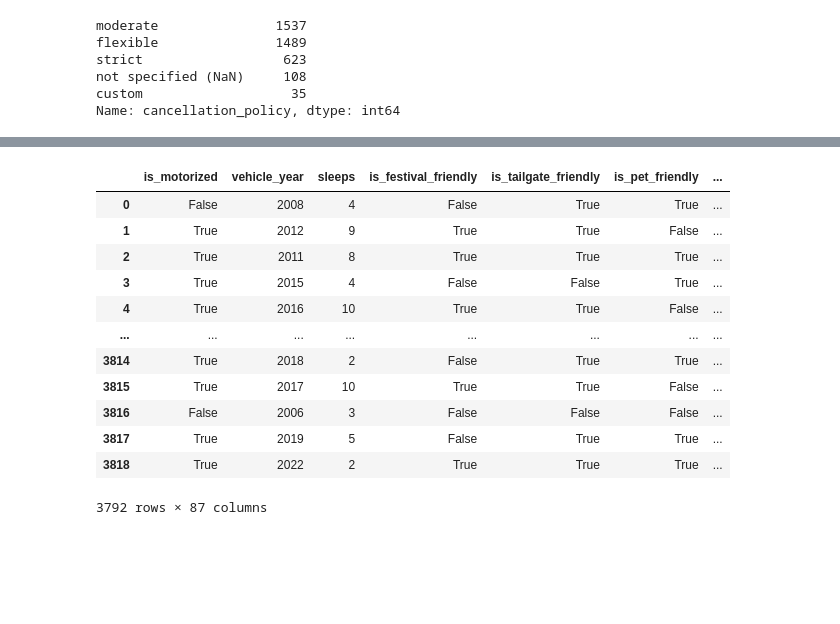
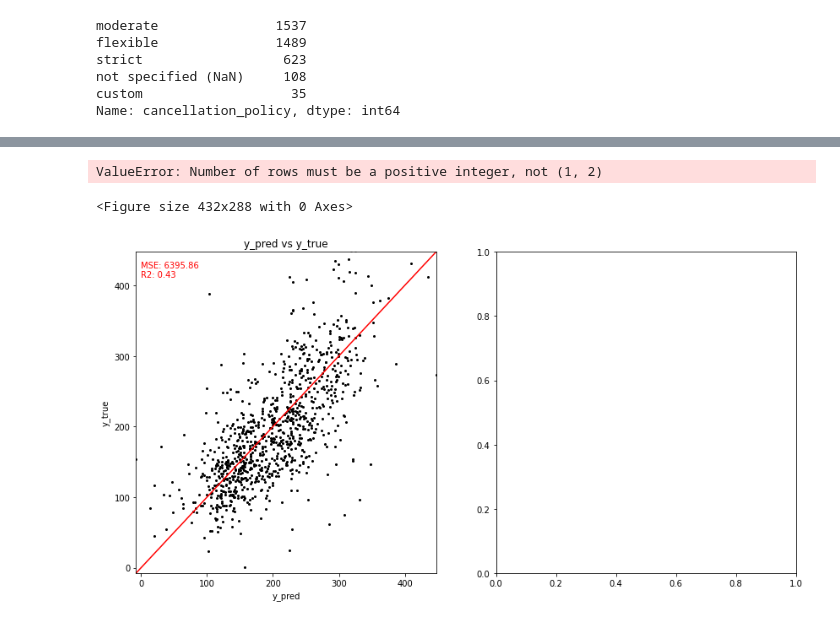
Before and after one commit to btlakey/outdoorsy_takehome, a Jupyter notebook: notebooks/assignment.ipynb, the cells around one changed output, grey strips where cells are left out. Drawn from its saved outputs; the diff is of its cells as text; code cells hidden in the pictures; blank space fills up the shorter version.

```diff
--- a/notebooks/assignment.ipynb
+++ b/notebooks/assignment.ipynb
@@ -508,16 +434,0 @@ coefficient of determination: 0.43
-# %%
-X
-# %% [output]
-|  | is_motorized | vehicle_year | sleeps | is_festival_friendly | is_tailgate_friendly | is_pet_friendly | ... |
-| 0 | False | 2008 | 4 | False | True | True | ... |
-| 1 | True | 2012 | 9 | True | True | False | ... |
-| 2 | True | 2011 | 8 | True | True | True | ... |
-| 3 | True | 2015 | 4 | False | False | True | ... |
-| 4 | True | 2016 | 10 | True | True | False | ... |
-| ... | ... | ... | ... | ... | ... | ... | ... |
-| 3814 | True | 2018 | 2 | False | True | True | ... |
-| 3815 | True | 2017 | 10 | True | True | False | ... |
-| 3816 | False | 2006 | 3 | False | False | False | ... |
-| 3817 | True | 2019 | 5 | False | True | True | ... |
-| 3818 | True | 2022 | 2 | True | True | True | ... |
-3792 rows × 87 columns
@@ -523,0 +447,42 @@ X
+# %%
+fig, ax = plt.subplots()
+fig.set_size_inches(8, 8)
+ax.scatter(y_pred, y_test, color="black", s=4)
+
+plt.title("y_pred vs y_true")
+plt.ylabel("y_true")
+plt.xlabel("y_pred")
+
+ax_min, ax_max = map(lambda f: f(y_pred), (min, max))
+print(ax_min, ax_max)
+ax.set_xlim(ax_min, ax_max)
+ax.set_ylim(ax_min, ax_max)
+plt.plot([ax_min, ax_max], [ax_min, ax_max], c="red")
+plt.text(0, ax_max*.95, "MSE: %.2f" % mean_squared_error(y_test, y_pred), color='red')
+plt.text(0, ax_max*.92, "R2: %.2f" % r2_score(y_test, y_pred), color='red')
+
+plt.show()
+# %% [output]
+ValueError: Number of rows must be a positive integer, not (1, 2)
+<Figure size 432x288 with 0 Axes>
+# %%
+fig, (ax1, ax2) = plt.subplots(1, 2)
+fig.set_size_inches(14, 7)
+ax1.scatter(y_pred, y_test, color="black", s=4)
+
+ax1.set_title("y_pred vs y_true")
+ax1.set_ylabel("y_true")
+ax1.set_xlabel("y_pred")
+
+ax_min, ax_max = map(lambda f: f(y_pred), (min, max))
+ax1.set_xlim(ax_min, ax_max)
+ax1.set_ylim(ax_min, ax_max)
+ax1.plot([ax_min, ax_max], [ax_min, ax_max], c="red")
+ax1.text(0, ax_max*.95, "MSE: %.2f" % mean_squared_error(y_test, y_pred), color='red')
+ax1.text(0, ax_max*.92, "R2: %.2f" % r2_score(y_test, y_pred), color='red')
+
+
+
+plt.show()
+# %% [output]
+[figure, added]
```
Also changed, not shown: parts of 14 cells of this notebook.
